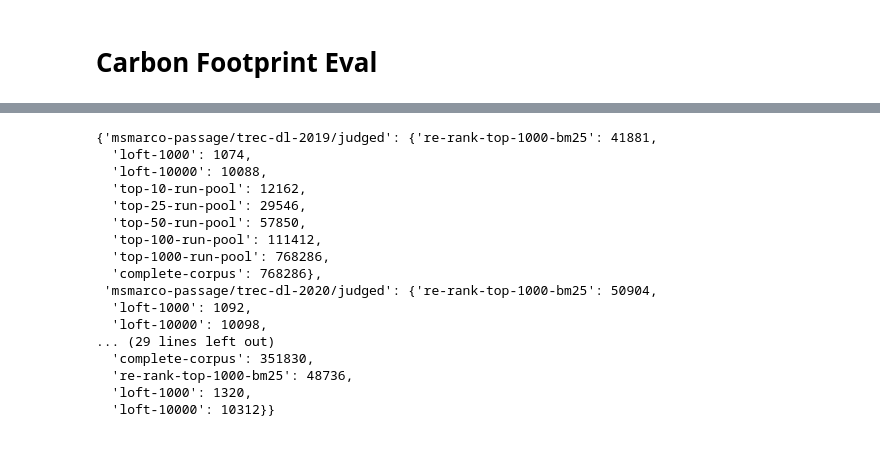
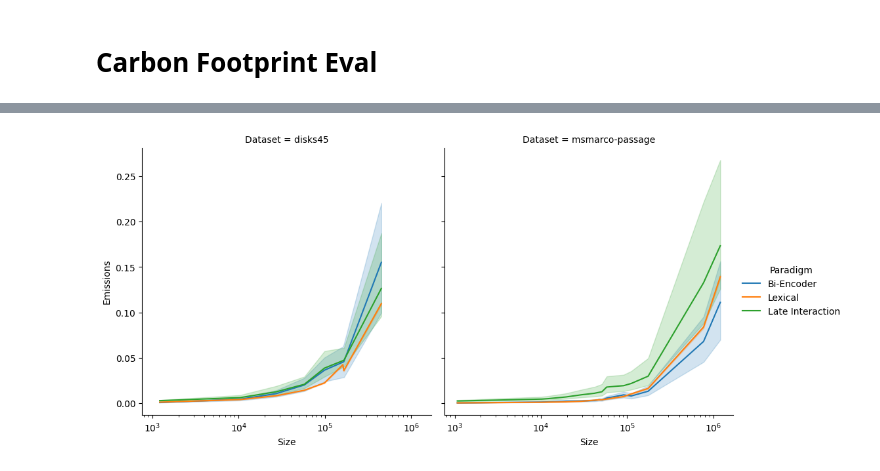
Before and after one commit to webis-de/ecir25-corpus-subsampling, a Jupyter notebook: notebooks/carbon-footprint-eval.ipynb, the cells around one changed output, grey strips where cells are left out. Drawn from its saved outputs; the diff is of its cells as text; code cells hidden in the pictures.

```diff
--- a/notebooks/carbon-footprint-eval.ipynb
+++ b/notebooks/carbon-footprint-eval.ipynb
@@ -92,2 +92,15 @@ dataset_sizes = dataset_id_to_corpus_sizes()
+# %%
+dataset_sizes = dataset_id_to_corpus_sizes()
+
+def to_emission_rows(df):
+    ret = []
+    for sampling in df.keys():
+        for paradigm in df[sampling].keys():
+            for dataset in df[sampling][paradigm].keys():
+                for tmp in df[sampling][paradigm][dataset]:
+                    ret += [{'Paradigm': paradigm, 'Size': tmp['Size'], 'Emissions': tmp['Emissions'],'Dataset': dataset}]
+    return pd.DataFrame(ret)
 # %%
 df_emissions = parse_data('../data/processed/carbon-footprints/aggregated.jsonl', lambda i: {'Emissions': i['aggregated']['emissions'], 'Size': dataset_sizes[i['dataset']][i['sampling']]})
+
+df_emissions = to_emission_rows(df_emissions)
@@ -116,20 +107,8 @@ dataset_sizes = dataset_id_to_corpus_sizes()
-# %%
-dataset_sizes
-# %% [output]
-{'msmarco-passage/trec-dl-2019/judged': {'re-rank-top-1000-bm25': 41881,
-  'loft-1000': 1074,
-  'loft-10000': 10088,
-  'top-10-run-pool': 12162,
-  'top-25-run-pool': 29546,
-  'top-50-run-pool': 57850,
-  'top-100-run-pool': 111412,
-  'top-1000-run-pool': 768286,
-  'complete-corpus': 768286},
- 'msmarco-passage/trec-dl-2020/judged': {'re-rank-top-1000-bm25': 50904,
-  'loft-1000': 1092,
-  'loft-10000': 10098,
-... (29 lines left out)
-  'complete-corpus': 351830,
-  're-rank-top-1000-bm25': 48736,
-  'loft-1000': 1320,
-  'loft-10000': 10312}}
+# %%
+import seaborn as sns
+import matplotlib.pyplot as plt
+
+sns.relplot(data=df_emissions, kind='line', x='Size', y='Emissions', col='Dataset', hue='Paradigm')
+plt.xscale('log')
+# %% [output]
+[figure, added]
```
Also changed, not shown: parts of 5 cells of this notebook.
